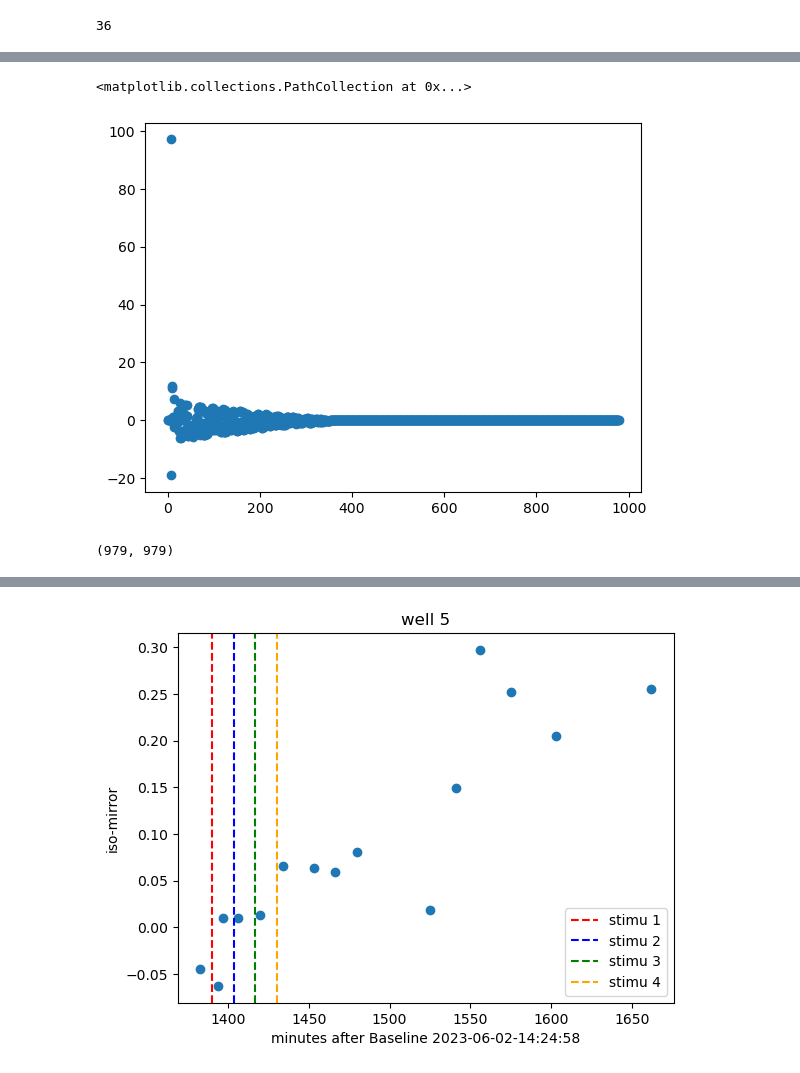
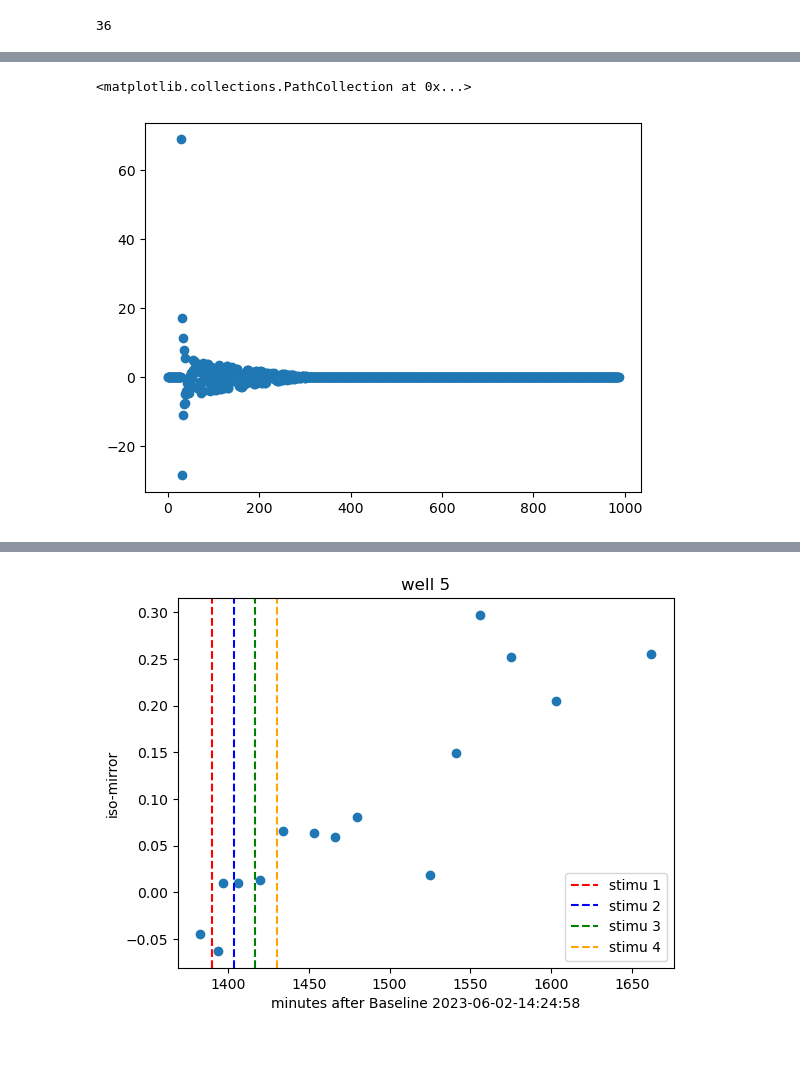
Before and after one commit to TianyiChen97/Organoid, a Jupyter notebook: Iso-mirror-TBS3.ipynb, the cells around one changed output, grey strips where cells are left out. Drawn from its saved outputs; the diff is of its cells as text; code cells hidden in the pictures.

```diff
--- a/Iso-mirror-TBS3.ipynb
+++ b/Iso-mirror-TBS3.ipynb
@@ -128,13 +150,15 @@ os.chdir(dr)
 all_adj = []
 k=-1
 kk=[]
+number_of_vertices=[]
 for i in range(len(sorted_filenames_updated)):
     with open(sorted_filenames_updated[i], 'rb') as f:
         data = pkl.load(f)
     for j in range(10):
         adj = filter_matrix_TC(data, well, all_win[j])
-        all_adj.append(adj)
         k=k+1
-        if(sum(sum(adj))>20000):
+        if(sum(sum(adj))>10000):
             kk.append(k)
-            print(i,j,k, sum(sum(adj))>20000, adj.shape[0] )
+            all_adj.append(adj)
+            number_of_vertices.append(adj.shape[0])
+            #print(i,j,k, sum(sum(adj))>10000, adj.shape[0] )
@@ -177,10 +173,15 @@ all_adj_new = [all_adj[i] for i in kk]
+# %%
+## add zeros to the adj mat such that they have the same dims
+dim = max(number_of_vertices) # Max number of vertices to determine dimension
+m=len(all_adj)
+adj_aug = np.zeros((m, dim, dim))  # Pre-allocate a zero matrix of the desired size
+for i in range(m):
+    ma = all_adj[i]
+    l = ma.shape[0]
+    adj_aug[i, :l, :l] = ma
 # %%
-s,u=np.linalg.eig(all_adj_new[1])
-plt.scatter(range(all_adj_new[1].shape[0]),s)
+s,u=np.linalg.eig(adj_aug[1])
+plt.scatter(range(adj_aug[1].shape[0]),s)
 # %% [output]
 <matplotlib.collections.PathCollection at 0x...>
-[figure, old version]
+[figure, new version]
-# %%
-all_adj_new[1].shape
-# %% [output]
-(979, 979)
```
Also changed, not shown: parts of 40 cells of this notebook.
